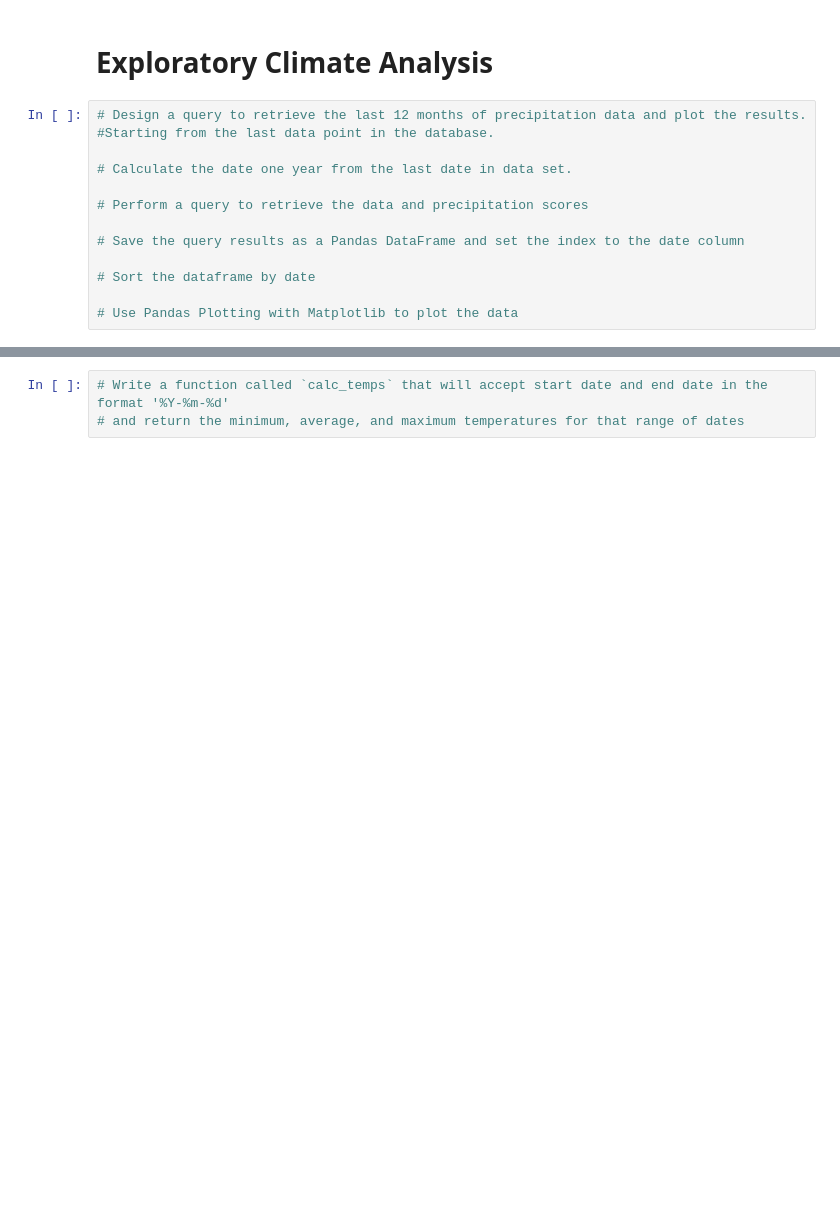
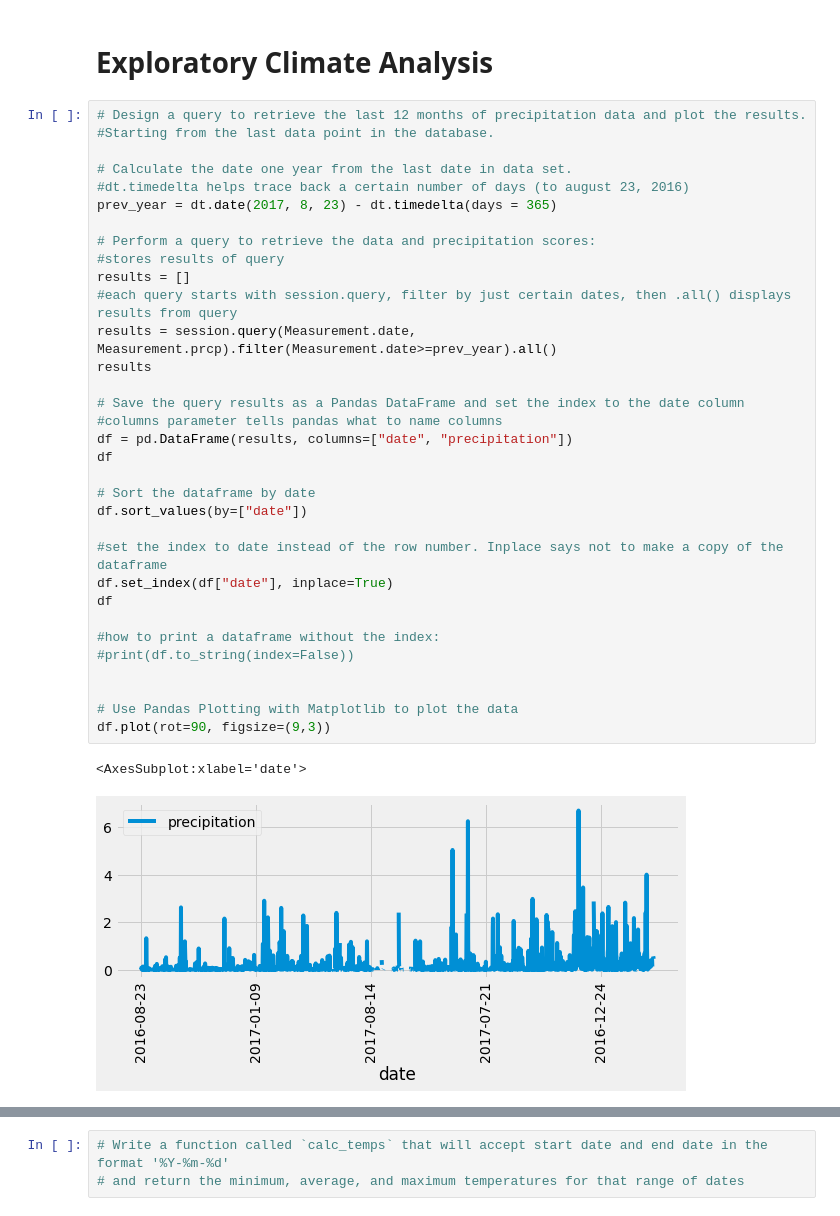
Before and after one commit to emariecovey/surfs_up, a Jupyter notebook: climate_analysis.ipynb, the cells around one changed output, grey strips where cells are left out. Drawn from its saved outputs; the diff is of its cells as text; blank space fills up the shorter version.

Commit message:
finished precipitation and weather station analysis

```diff
--- a/climate_analysis.ipynb
+++ b/climate_analysis.ipynb
@@ -54,15 +54,38 @@ session = Session(engine)
 # %%
 # Design a query to retrieve the last 12 months of precipitation data and plot the results.
 #Starting from the last data point in the database.
 
 # Calculate the date one year from the last date in data set.
+#dt.timedelta helps trace back a certain number of days (to august 23, 2016)
+prev_year = dt.date(2017, 8, 23) - dt.timedelta(days = 365)
 
-# Perform a query to retrieve the data and precipitation scores
+# Perform a query to retrieve the data and precipitation scores:
+#stores results of query
+results = []
+#each query starts with session.query, filter by just certain dates, then .all() displays results from query
+results = session.query(Measurement.date, Measurement.prcp).filter(Measurement.date>=prev_year).all()
+results
 
 # Save the query results as a Pandas DataFrame and set the index to the date column
+#columns parameter tells pandas what to name columns
+df = pd.DataFrame(results, columns=["date", "precipitation"])
+df
 
 # Sort the dataframe by date
+df.sort_values(by=["date"])
+
+#set the index to date instead of the row number. Inplace says not to make a copy of the dataframe
+df.set_index(df["date"], inplace=True)
+df
+
+#how to print a dataframe without the index:
+#print(df.to_string(index=False))
+
 
 # Use Pandas Plotting with Matplotlib to plot the data
+df.plot(rot=90, figsize=(9,3))
+# %% [output]
+<AxesSubplot:xlabel='date'>
+[figure, added]
 # %%
 # Use Pandas to calcualte the summary statistics for the precipitation data
```
Also changed, not shown: parts of 7 cells of this notebook.
